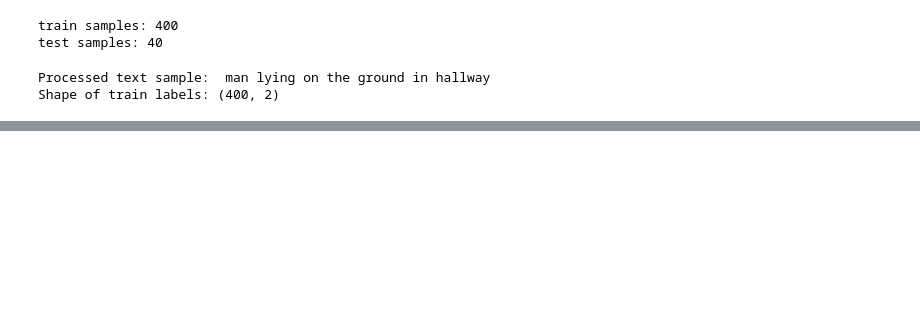
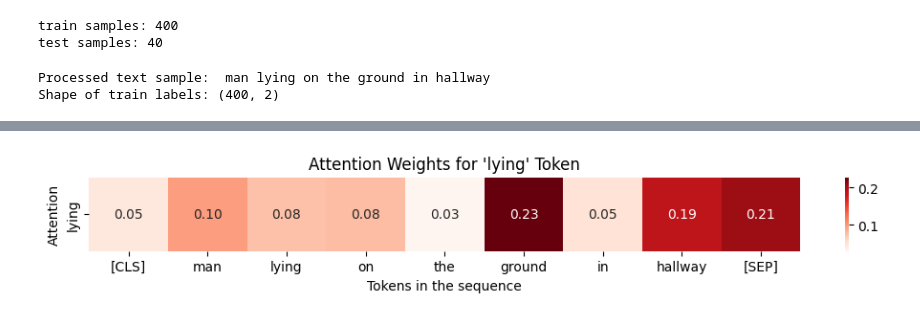
Before and after one commit to qkrwoghd04/binary_classification_using_BERT-ViT, a Jupyter notebook: code/Image&Text_fusion_using_BERT.ipynb, the cells around one changed output, grey strips where cells are left out. Cells and saved outputs as stored; diff of their text form; code cells hidden in the pictures; blank space fills up the shorter version.

Commit message:
add visualization

```diff
--- a/code/Image&Text_fusion_using_BERT.ipynb
+++ b/code/Image&Text_fusion_using_BERT.ipynb
@@ -242,3 +244,37 @@ input_mask = layers.Input(shape=(max_length,), dtype=tf.int32,
 segment_ids = layers.Input(shape=(max_length,), dtype=tf.int32,
                                     name="segment_ids")
 den_out, seq_out = bert_layer([input_word_ids, input_mask, segment_ids])
+# %%
+import matplotlib.pyplot as plt
+import seaborn as sns
+
+from transformers import BertModel, BertTokenizer
+
+# BERT 모델과 토크나이저 로드
+model = BertModel.from_pretrained('bert-base-uncased', output_attentions=True)
+tokenizer = BertTokenizer.from_pretrained('bert-base-uncased')
+
+# 입력 준비
+inputs = tokenizer("man lying on the ground in hallway", return_tensors="pt")
+input_ids = inputs["input_ids"]
+
+# 모델 실행
+outputs = model(**inputs)
+
+# Attention weights 추출
+attentions = outputs.attentions  # 각 layer의 attention weights
+
+# "lying" 토큰의 인덱스 찾기
+lying_index = (input_ids[0] == tokenizer.convert_tokens_to_ids('lying')).nonzero(as_tuple=True)[0].item()
+
+# 첫 번째 어텐션 레이어의 첫 번째 헤드에서 "lying"에 대한 attention 시각화
+attention = attentions[0][0, 0, :, :]  # (num_heads, query_length, key_length) 중 첫 번째 layer, 첫 번째 head 선택
+plt.figure(figsize=(12, 1))
+sns.heatmap(attention[lying_index, :].unsqueeze(0).detach().numpy(), annot=True, cbar=True, fmt=".2f",cmap='Reds', xticklabels=tokenizer.convert_ids_to_tokens(input_ids[0]), yticklabels=["lying"])
+plt.title("Attention Weights for 'lying' Token")
+plt.xlabel("Tokens in the sequence")
+plt.ylabel("Attention")
+plt.savefig("/content/drive/MyDrive/heatmap.png")  # 현재 그림을 파일로 저장
+plt.show()
+# %% [output]
+[figure, added]
```
Also changed, not shown: parts of 6 cells of this notebook.
